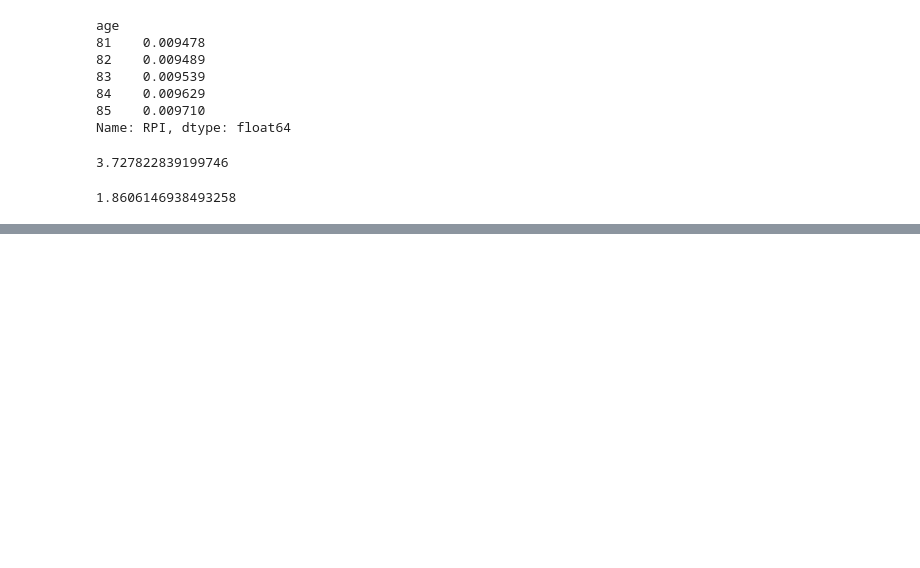
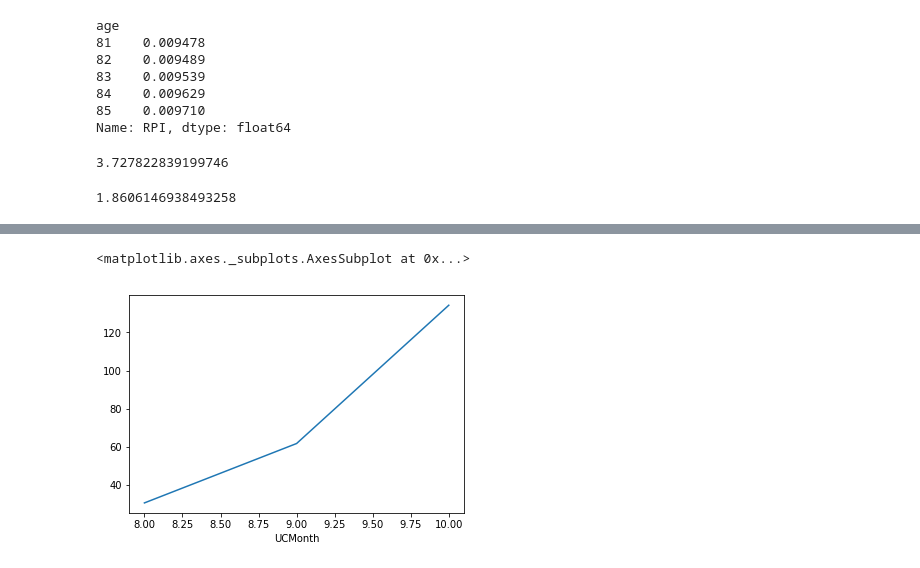
Before and after one commit to Horacehuo/8piont, a Jupyter notebook: 8points_test.ipynb, the cells around one changed output, grey strips where cells are left out. Drawn from its saved outputs; the diff is of its cells as text; code cells hidden in the pictures; blank space fills up the shorter version.

```diff
--- a/8points_test.ipynb
+++ b/8points_test.ipynb
@@ -130,9 +130,9 @@ df84.RPI.sum()+0.009710*(120-85)
 # %% [output]
 1.8606146938493258
 # %%
-# #Q3
+#Q3
 
 
-# data_3=mydata[mydata.affiliate=='appfocus84']
-# df_3=data_3.groupby(['UCMonth'])['revenue','installs'].agg('sum')
-# df_3['RPI']=df_3.revenue/df_3.installs
+data_3=mydata[mydata.affiliate=='appfocus84']
+df_3=data_3.groupby(['UCMonth'])['revenue','installs'].agg('sum')
+df_3['RPI']=df_3.revenue/df_3.installs
@@ -156,3 +164,6 @@ df84.RPI.sum()+0.009710*(120-85)
 # %%
-# data_3.groupby(['UCMonth'])['revenue'].mean().plot()
+data_3.groupby(['UCMonth'])['revenue'].mean().plot()
+# %% [output]
+<matplotlib.axes._subplots.AxesSubplot at 0x...>
+[figure, added]
 # %%
```
Also changed, not shown: parts of 8 cells of this notebook.
